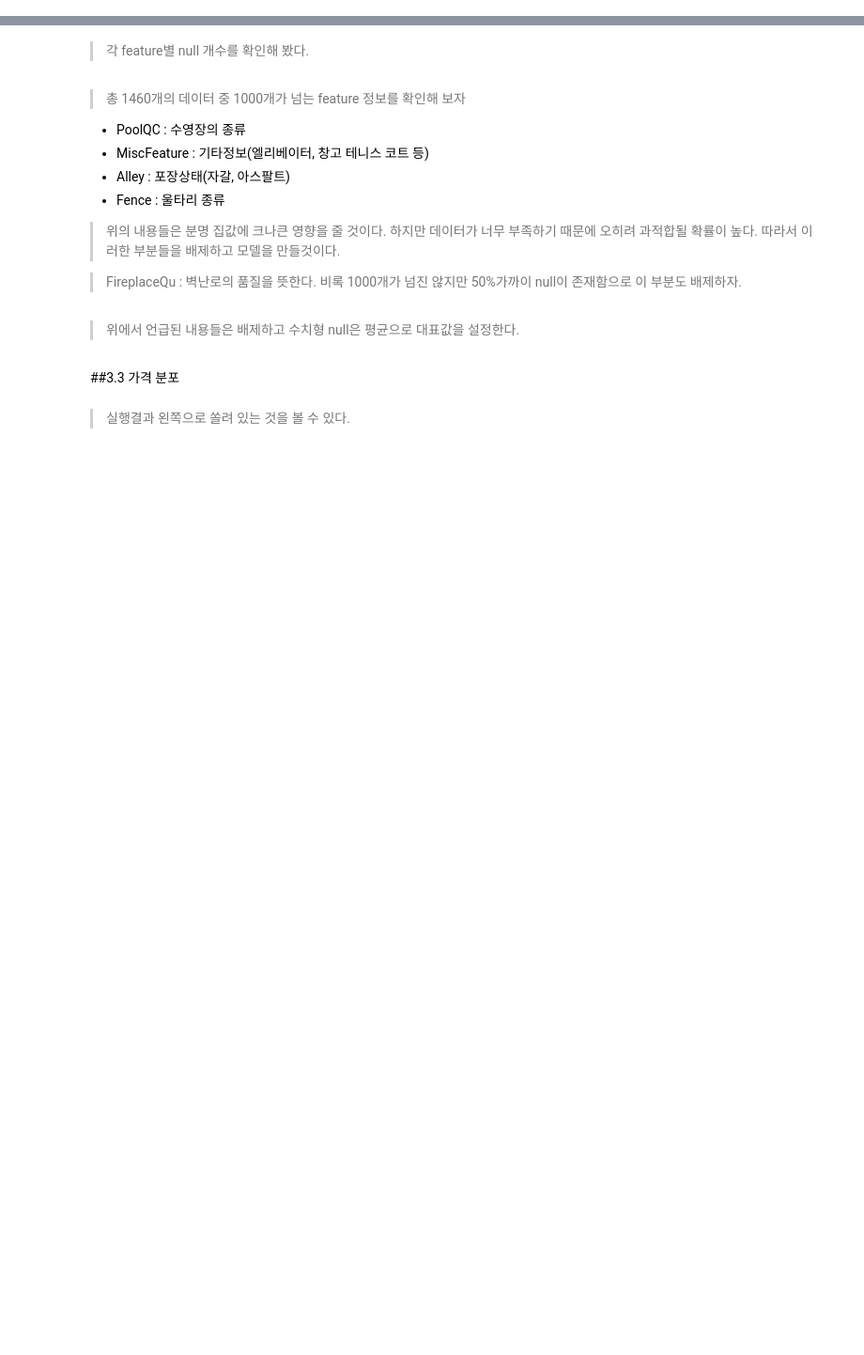
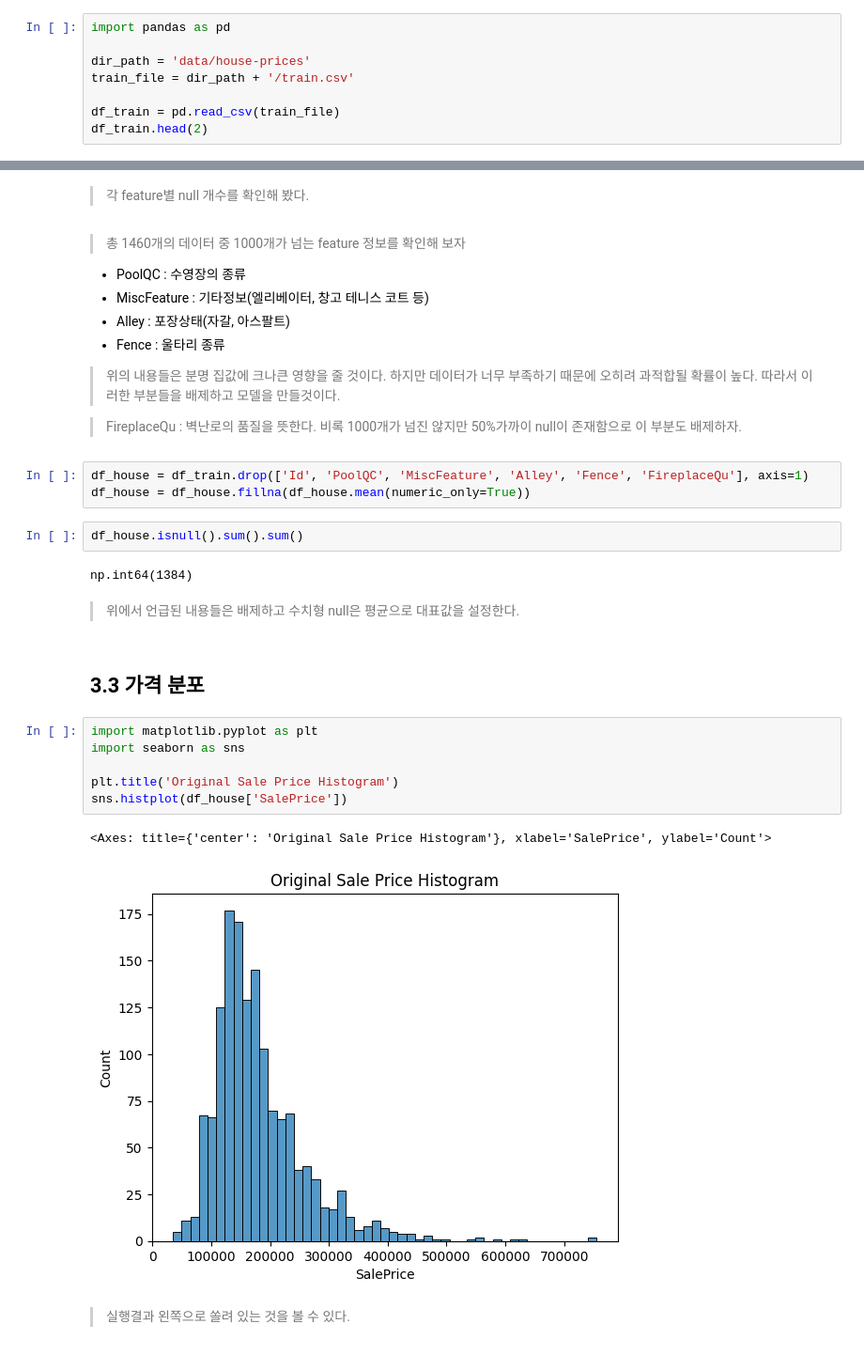
Before and after one commit to CG05/DB, a Jupyter notebook: 7. machine_learning/5. 선형회귀/8. 주택가격(Quiz).ipynb, the cells around one changed output, grey strips where cells are left out. Shown at 94% size. Cells and saved outputs as stored; diff of their text form; blank space fills up the shorter version.

```diff
--- a/7. machine_learning/5. 선형회귀/8. 주택가격(Quiz).ipynb
+++ b/7. machine_learning/5. 선형회귀/8. 주택가격(Quiz).ipynb
@@ -21,0 +22,8 @@
+# %%
+import pandas as pd
+
+dir_path = 'data/house-prices'
+train_file = dir_path + '/train.csv'
+
+df_train = pd.read_csv(train_file)
+df_train.head(2)
@@ -41,9 +174,25 @@
 > 위의 내용들은 분명 집값에 크나큰 영향을 줄 것이다. 하지만 데이터가 너무 부족하기 때문에 오히려 과적합될 확률이 높다. 따라서 이러한 부분들을 배제하고 모델을 만들것이다.
 
 > FireplaceQu : 벽난로의 품질을 뜻한다. 비록 1000개가 넘진 않지만 50%가까이 null이 존재함으로 이 부분도 배제하자.
+# %%
+df_house = df_train.drop(['Id', 'PoolQC', 'MiscFeature', 'Alley', 'Fence', 'FireplaceQu'], axis=1)
+df_house = df_house.fillna(df_house.mean(numeric_only=True))
+# %%
+df_house.isnull().sum().sum()
+# %% [output]
+np.int64(1384)
 # %% [markdown]
 > 위에서 언급된 내용들은 배제하고 수치형 null은 평균으로 대표값을 설정한다.
 # %% [markdown]
-##3.3 가격 분포
+## 3.3 가격 분포
+# %%
+import matplotlib.pyplot as plt
+import seaborn as sns
+
+plt.title('Original Sale Price Histogram')
+sns.histplot(df_house['SalePrice'])
+# %% [output]
+<Axes: title={'center': 'Original Sale Price Histogram'}, xlabel='SalePrice', ylabel='Count'>
+[figure, added]
 # %% [markdown]
 > 실행결과 왼쪽으로 쏠려 있는 것을 볼 수 있다.
```
Also changed, not shown: parts of 72 cells of this notebook, 28 other files.
